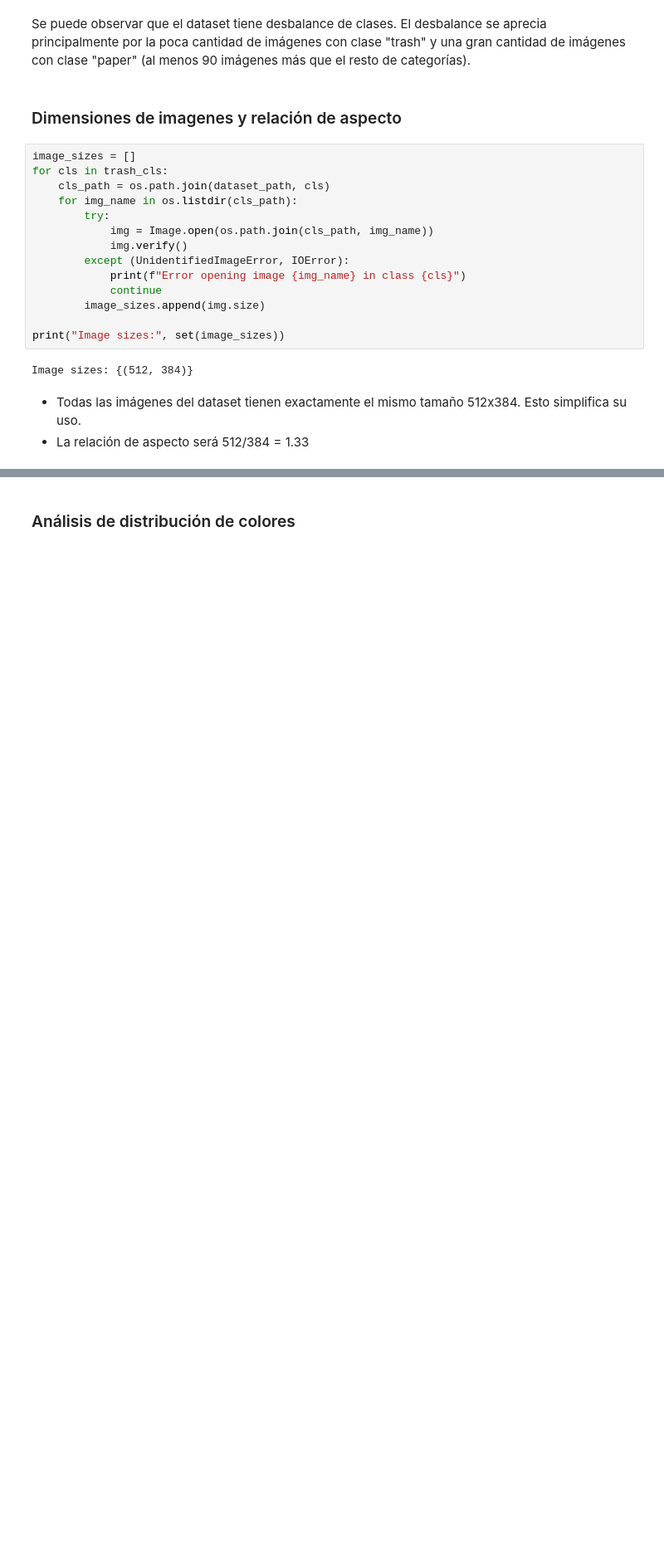
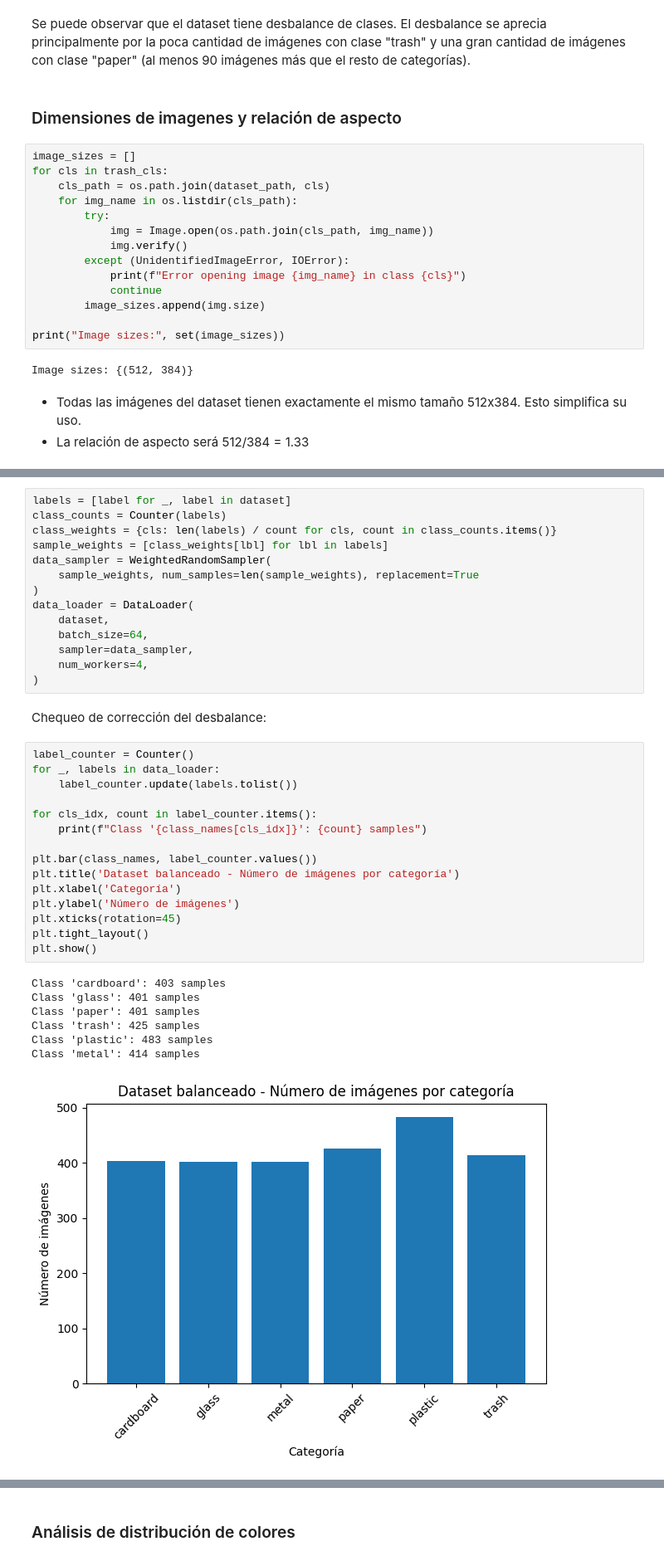
Before and after one commit to gonzafernan/ceia-vpc2, a Jupyter notebook: 01-trashnet-eda.ipynb, the cells around one changed output, grey strips where cells are left out. Shown at 83% size. Saved outputs shown, nothing was run; the diff lists cells and outputs as text; blank space fills up the shorter version.

```diff
--- a/01-trashnet-eda.ipynb
+++ b/01-trashnet-eda.ipynb
@@ -681,0 +283,39 @@ Passing `palette` without assigning `hue` is deprecated and will be removed in v
+# %%
+labels = [label for _, label in dataset]
+class_counts = Counter(labels)
+class_weights = {cls: len(labels) / count for cls, count in class_counts.items()}
+sample_weights = [class_weights[lbl] for lbl in labels]
+data_sampler = WeightedRandomSampler(
+    sample_weights, num_samples=len(sample_weights), replacement=True
+)
+data_loader = DataLoader(
+    dataset,
+    batch_size=64,
+    sampler=data_sampler,
+    num_workers=4,
+)
+# %% [markdown]
+Chequeo de corrección del desbalance:
+# %%
+label_counter = Counter()
+for _, labels in data_loader:
+    label_counter.update(labels.tolist())
+
+for cls_idx, count in label_counter.items():
+    print(f"Class '{class_names[cls_idx]}': {count} samples")
+
+plt.bar(class_names, label_counter.values())
+plt.title('Dataset balanceado - Número de imágenes por categoría')
+plt.xlabel('Categoría')
+plt.ylabel('Número de imágenes')
+plt.xticks(rotation=45)
+plt.tight_layout()
+plt.show()
+# %% [output]
+Class 'cardboard': 403 samples
+Class 'glass': 401 samples
+Class 'paper': 401 samples
+Class 'trash': 425 samples
+Class 'plastic': 483 samples
+Class 'metal': 414 samples
+[figure, added]
```
Also changed, not shown: parts of 41 cells of this notebook.
